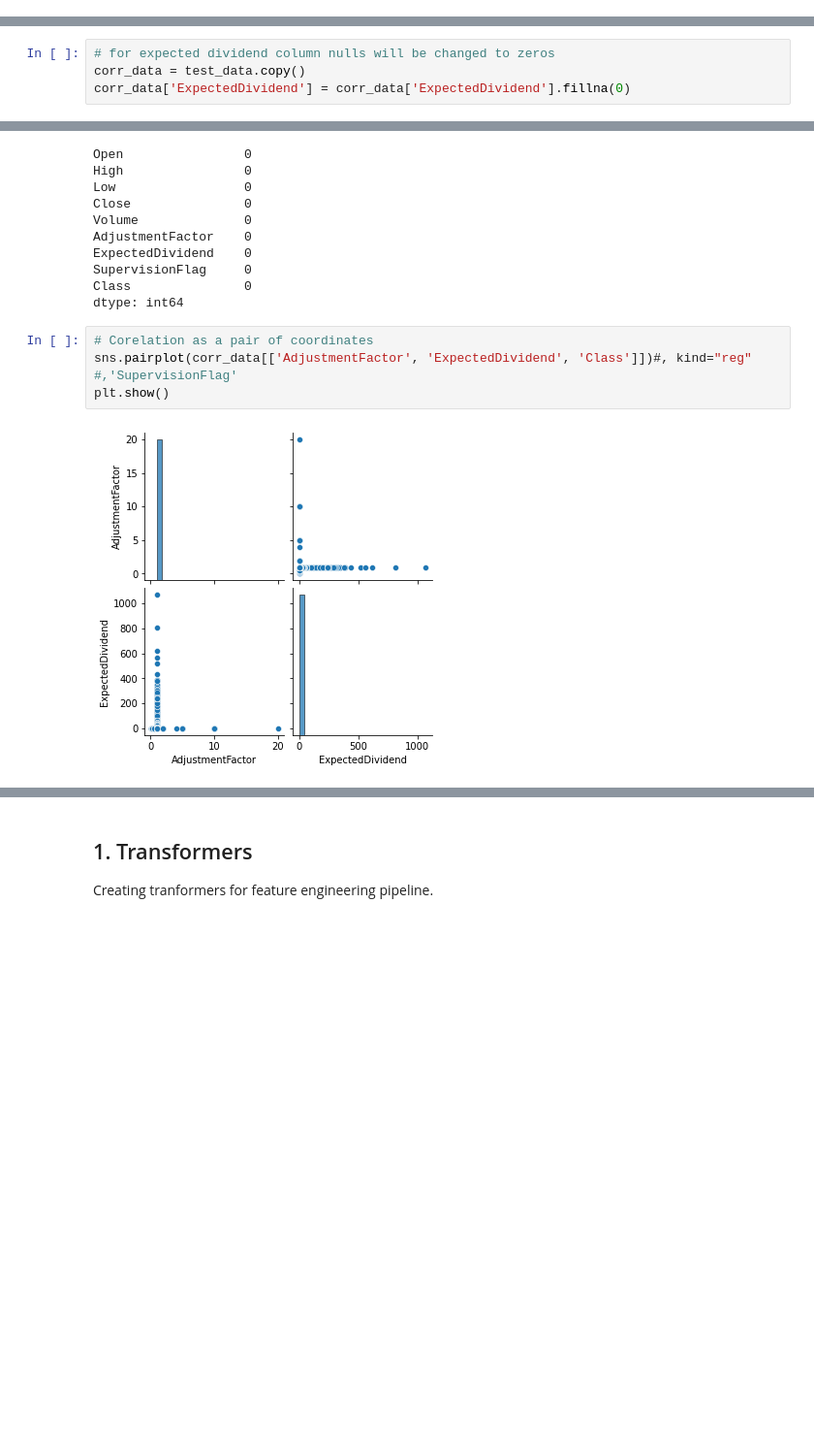
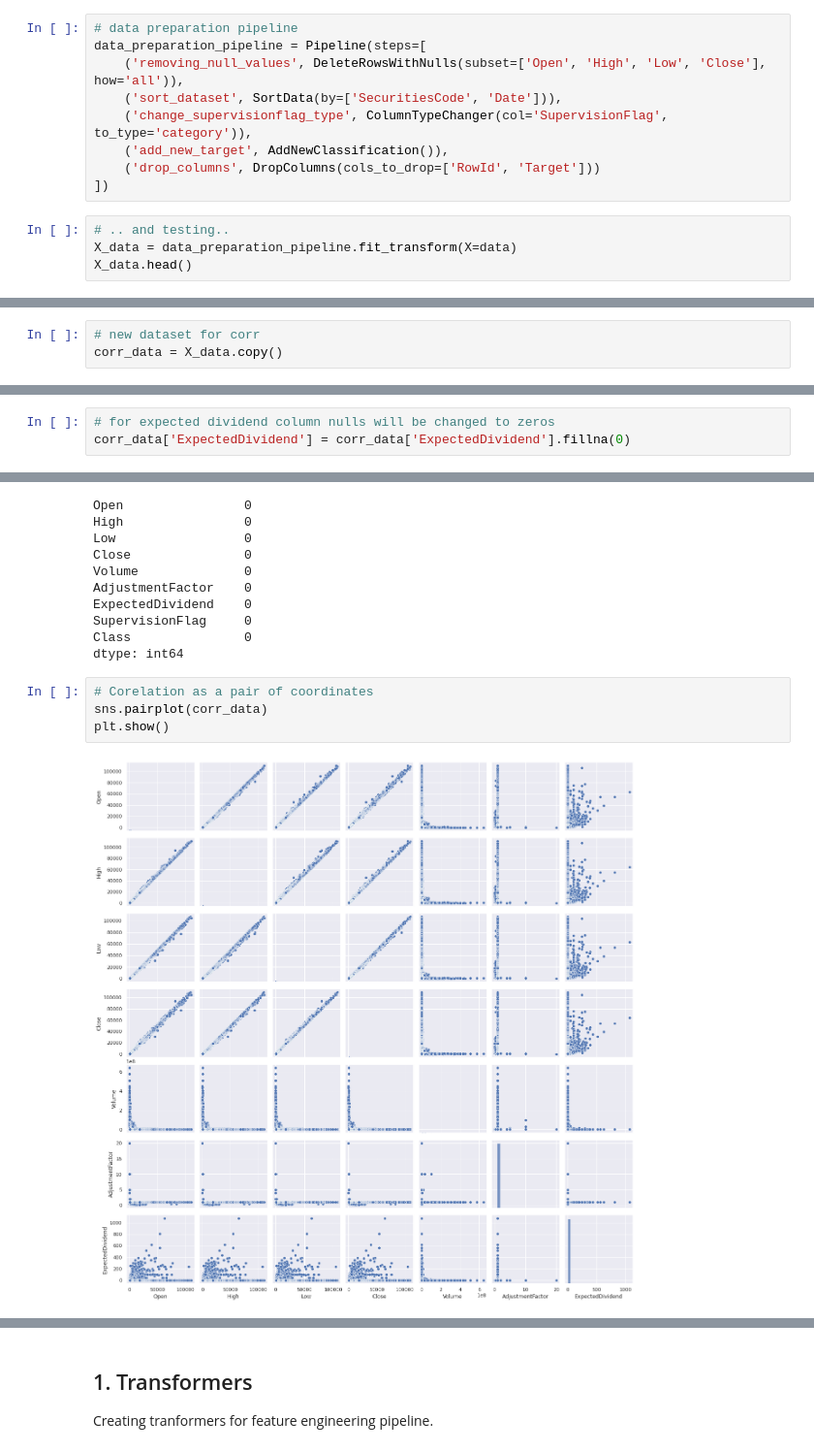
Before and after one commit to velblu/ML-datasets, a Jupyter notebook: jpx_prediction.ipynb, the cells around one changed output, grey strips where cells are left out. Shown at 97% size. Cells and saved outputs as stored; diff of their text form; blank space fills up the shorter version.

Commit message:
Pipeline'y są w sekcji data prep I feature. Poprawione corr.

```diff
--- a/jpx_prediction.ipynb
+++ b/jpx_prediction.ipynb
@@ -790,0 +862,13 @@ memory usage: 217.6+ MB
+# %%
+# data preparation pipeline
+data_preparation_pipeline = Pipeline(steps=[
+    ('removing_null_values', DeleteRowsWithNulls(subset=['Open', 'High', 'Low', 'Close'], how='all')),
+    ('sort_dataset', SortData(by=['SecuritiesCode', 'Date'])),
+    ('change_supervisionflag_type', ColumnTypeChanger(col='SupervisionFlag', to_type='category')),
+    ('add_new_target', AddNewClassification()),
+    ('drop_columns', DropColumns(cols_to_drop=['RowId', 'Target']))
+])
+# %%
+# .. and testing..
+X_data = data_preparation_pipeline.fit_transform(X=data)
+X_data.head()
@@ -808,0 +887,3 @@ dtype: int64
+# %%
+# new dataset for corr
+corr_data = X_data.copy()
@@ -809,6 +904,5 @@ dtype: int64
 # %%
 # for expected dividend column nulls will be changed to zeros
-corr_data = test_data.copy()
 corr_data['ExpectedDividend'] = corr_data['ExpectedDividend'].fillna(0)
 # %%
 # for class column rows with nulls will be deleted
@@ -829,10 +923,10 @@ Class               0
 dtype: int64
 # %%
 # Corelation as a pair of coordinates
-sns.pairplot(corr_data[['AdjustmentFactor', 'ExpectedDividend', 'Class']])#, kind="reg" #,'SupervisionFlag'
+sns.pairplot(corr_data)
 plt.show()
 # %% [output]
-[figure, old version]
+[figure, new version]
 # %%
 sns.set(style="darkgrid")
 
```
Also changed, not shown: parts of 88 cells of this notebook.
